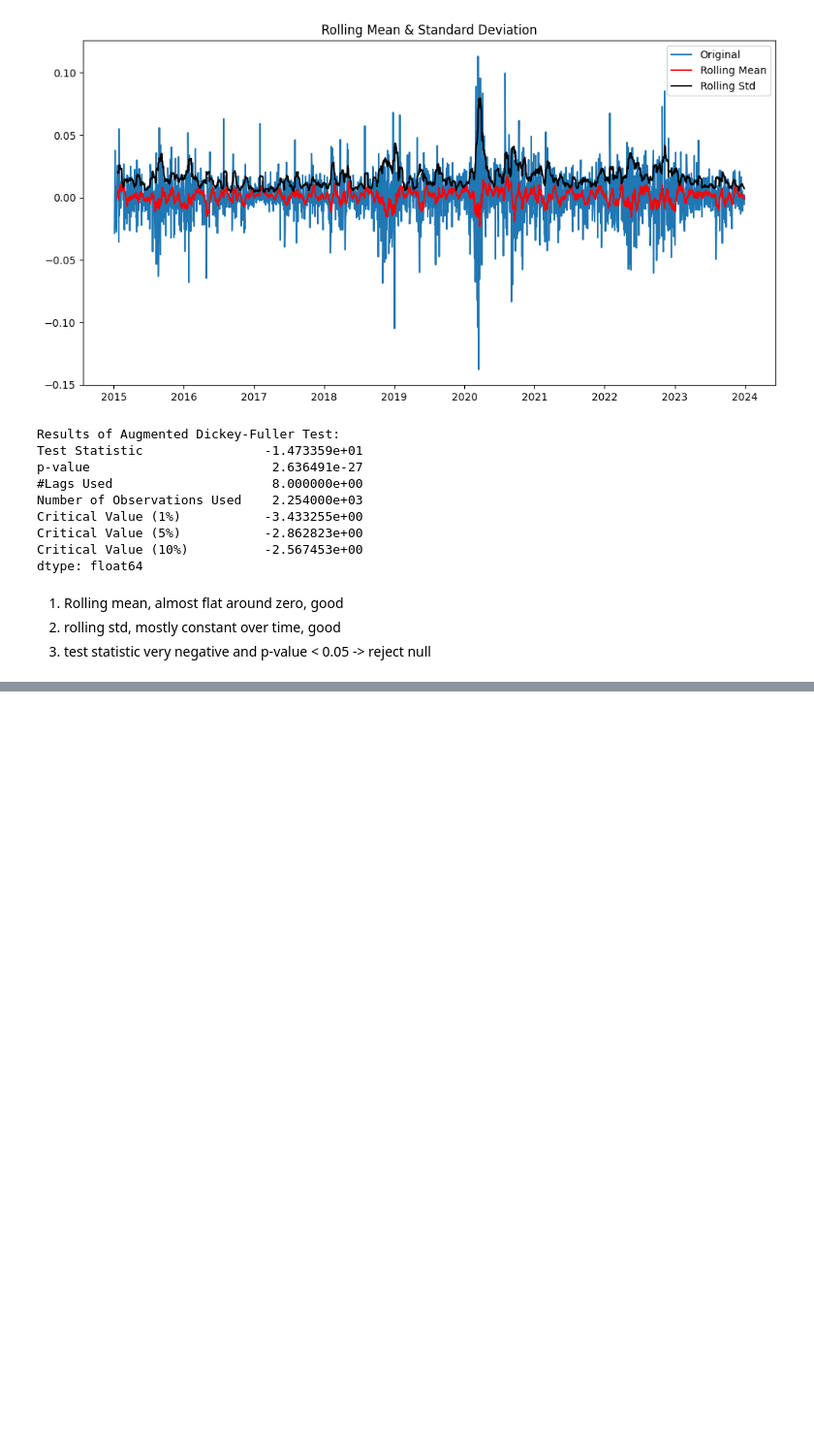
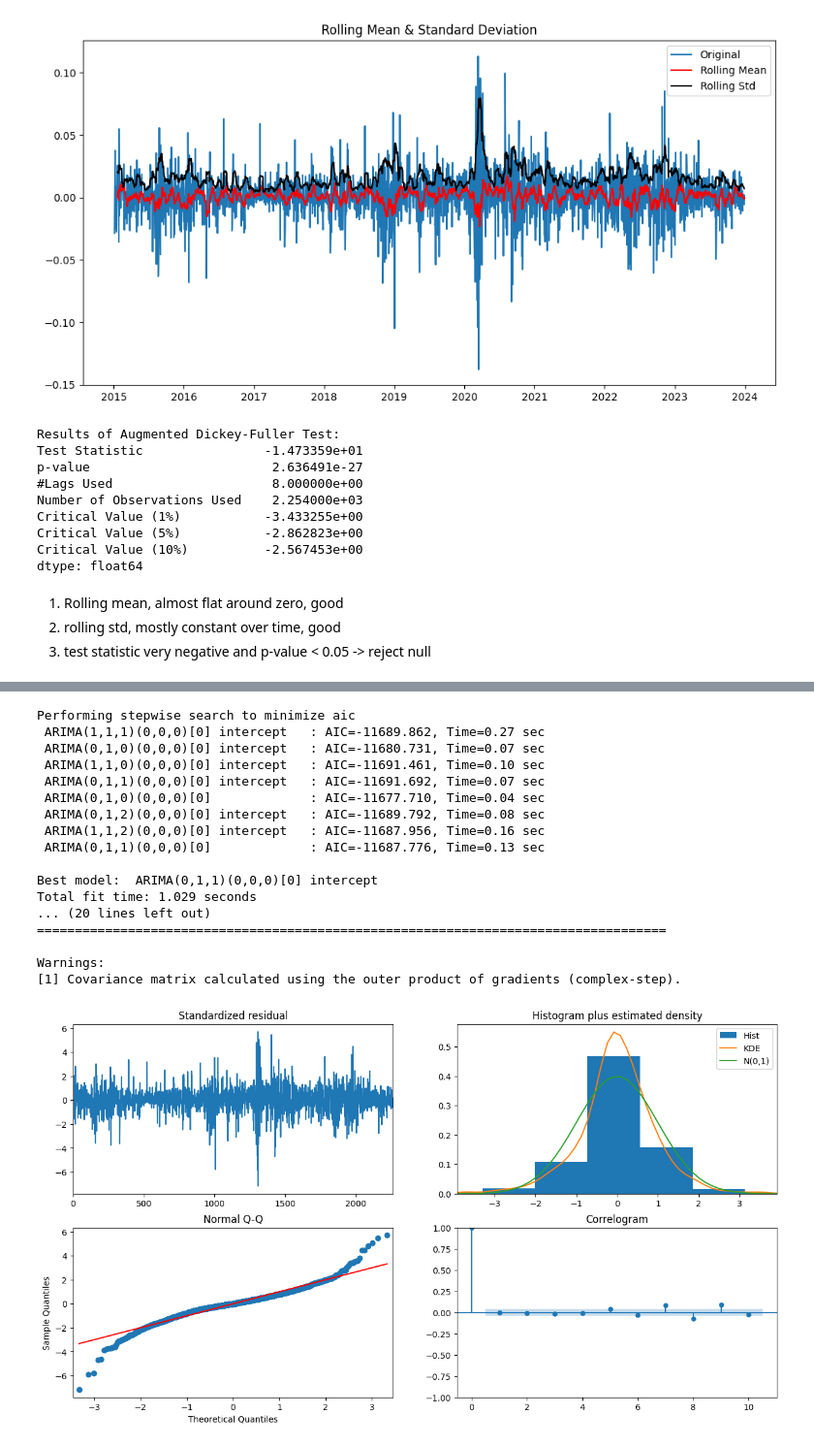
Before and after one commit to hankimmy/AAPL_ARIMA, a Jupyter notebook: arima.ipynb, the cells around one changed output, grey strips where cells are left out. Shown at 97% size. Drawn from its saved outputs; the diff is of its cells as text; code cells hidden in the pictures; blank space fills up the shorter version.

Commit message:
determine ARIMA params

```diff
--- a/arima.ipynb
+++ b/arima.ipynb
@@ -206,0 +217,43 @@ dtype: float64
+# %%
+import pmdarima as pm
+import warnings
+warnings.filterwarnings("ignore")
+
+# Auto ARIMA
+model_autoARIMA = pm.auto_arima(df_log, start_p=1, start_q=1,
+                                test='adf',       # use adf test to find optimal 'd'
+                                max_p=5, max_q=5, # maximum p and q
+                                m=1,              # frequency of series
+                                d=None,           # let model determine 'd'
+                                seasonal=False,   # No Seasonality
+                                start_P=0,
+                                D=0,
+                                trace=True,
+                                error_action='ignore',
+                                suppress_warnings=True,
+                                stepwise=True)
+
+print(model_autoARIMA.summary())
+
+# Plot diagnostics
+model_autoARIMA.plot_diagnostics(figsize=(15,8))
+plt.show()
+# %% [output]
+Performing stepwise search to minimize aic
+ ARIMA(1,1,1)(0,0,0)[0] intercept   : AIC=-11689.862, Time=0.27 sec
+ ARIMA(0,1,0)(0,0,0)[0] intercept   : AIC=-11680.731, Time=0.07 sec
+ ARIMA(1,1,0)(0,0,0)[0] intercept   : AIC=-11691.461, Time=0.10 sec
+ ARIMA(0,1,1)(0,0,0)[0] intercept   : AIC=-11691.692, Time=0.07 sec
+ ARIMA(0,1,0)(0,0,0)[0]             : AIC=-11677.710, Time=0.04 sec
+ ARIMA(0,1,2)(0,0,0)[0] intercept   : AIC=-11689.792, Time=0.08 sec
+ ARIMA(1,1,2)(0,0,0)[0] intercept   : AIC=-11687.956, Time=0.16 sec
+ ARIMA(0,1,1)(0,0,0)[0]             : AIC=-11687.776, Time=0.13 sec
+
+Best model:  ARIMA(0,1,1)(0,0,0)[0] intercept
+Total fit time: 1.029 seconds
+... (20 lines left out)
+===================================================================================
+
+Warnings:
+[1] Covariance matrix calculated using the outer product of gradients (complex-step).
+[figure, added]
```
Also changed, not shown: parts of 2 cells of this notebook.
